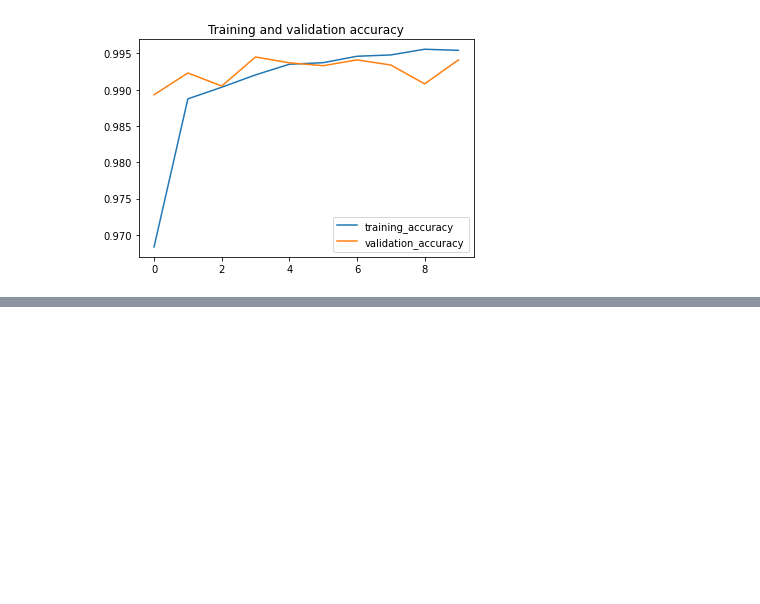
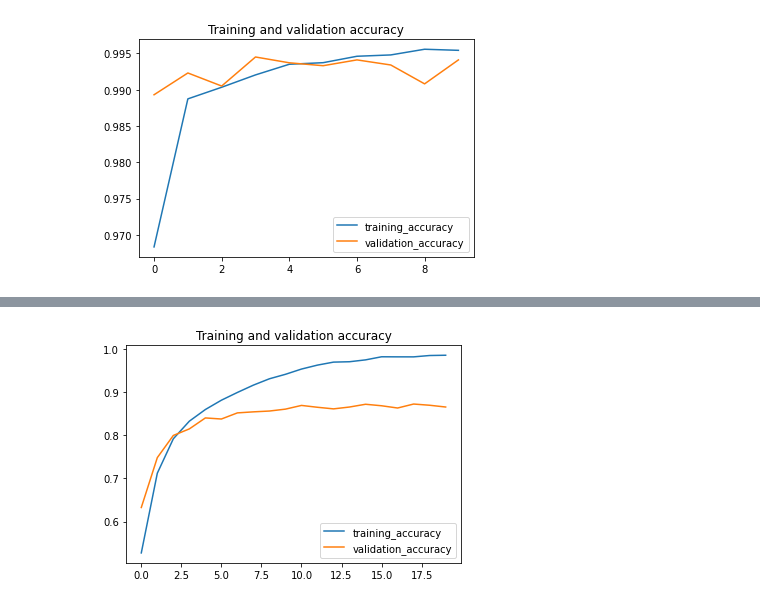
Before and after one commit to khalit7/Computer_Vision_Models_Analysis, a Jupyter notebook: Image_classification.ipynb, the cells around one changed output, grey strips where cells are left out. Drawn from its saved outputs; the diff is of its cells as text; code cells hidden in the pictures; blank space fills up the shorter version.

```diff
--- a/Image_classification.ipynb
+++ b/Image_classification.ipynb
@@ -567,0 +620,4 @@ plot_helper("Training and validation accuracy",training_accuracy = training_acc_
+# %%
+plot_helper("Training and validation accuracy",training_accuracy = training_acc_history,validation_accuracy = val_acc_history)
+# %% [output]
+[figure, added]
```
Also changed, not shown: parts of 15 cells of this notebook.
